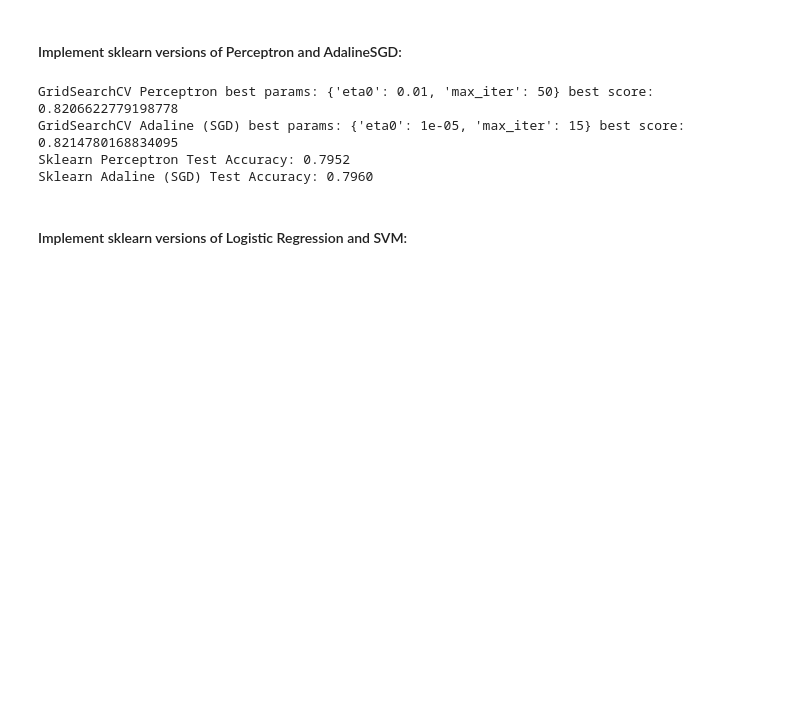
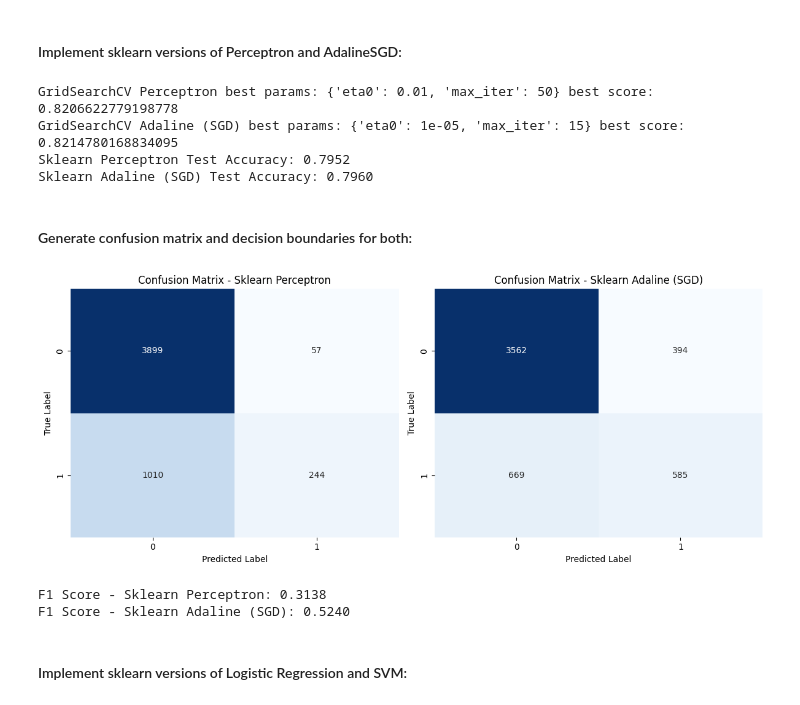
Before and after one commit to cmorris01/project1-foundations_of_classification_algorithms, a Jupyter notebook: notebooks/main.ipynb, the cells around one changed output. Drawn from its saved outputs; the diff is of its cells as text; code cells hidden in the pictures; blank space fills up the shorter version.

Commit message:
Added confusion matrix and f1 score

```diff
--- a/notebooks/main.ipynb
+++ b/notebooks/main.ipynb
@@ -215,6 +215,37 @@ GridSearchCV Perceptron best params: {'eta0': 0.01, 'max_iter': 50} best score:
 GridSearchCV Adaline (SGD) best params: {'eta0': 1e-05, 'max_iter': 15} best score: 0.8214780168834095
 Sklearn Perceptron Test Accuracy: 0.7952
 Sklearn Adaline (SGD) Test Accuracy: 0.7960
+# %% [markdown]
+#### Generate confusion matrix and decision boundaries for both:
+# %%
+# create confusion matrix with perceptron and adaline predictions
+confusion_matrix_perceptron = confusion_matrix(y_test, sklearn_ppn_preds)
+confusion_matrix_adaline = confusion_matrix(y_test, sklearn_adaline_preds)
+
+# plot confusion matrices
+plt.figure(figsize=(12, 5))
+plt.subplot(1, 2, 1)
+sns.heatmap(confusion_matrix_perceptron, annot=True, fmt='d', cmap='Blues', cbar=False)
+plt.title('Confusion Matrix - Sklearn Perceptron')
+plt.xlabel('Predicted Label')
+plt.ylabel('True Label')
+plt.subplot(1, 2, 2)
+sns.heatmap(confusion_matrix_adaline, annot=True, fmt='d', cmap='Blues', cbar=False)
+plt.title('Confusion Matrix - Sklearn Adaline (SGD)')
+plt.xlabel('Predicted Label')
+plt.ylabel('True Label')
+plt.tight_layout()
+plt.show()
+
+# find f1 scores for both models
+f1_score_perceptron = f1_score(y_test, sklearn_ppn_preds)
+f1_score_adaline = f1_score(y_test, sklearn_adaline_preds)
+print(f"F1 Score - Sklearn Perceptron: {f1_score_perceptron:.4f}")
+print(f"F1 Score - Sklearn Adaline (SGD): {f1_score_adaline:.4f}")
+# %% [output]
+[figure, added]
+F1 Score - Sklearn Perceptron: 0.3138
+F1 Score - Sklearn Adaline (SGD): 0.5240
 # %% [markdown]
 #### Implement sklearn versions of Logistic Regression and SVM:
 # %%
```
Also changed, not shown: parts of 2 cells of this notebook.
